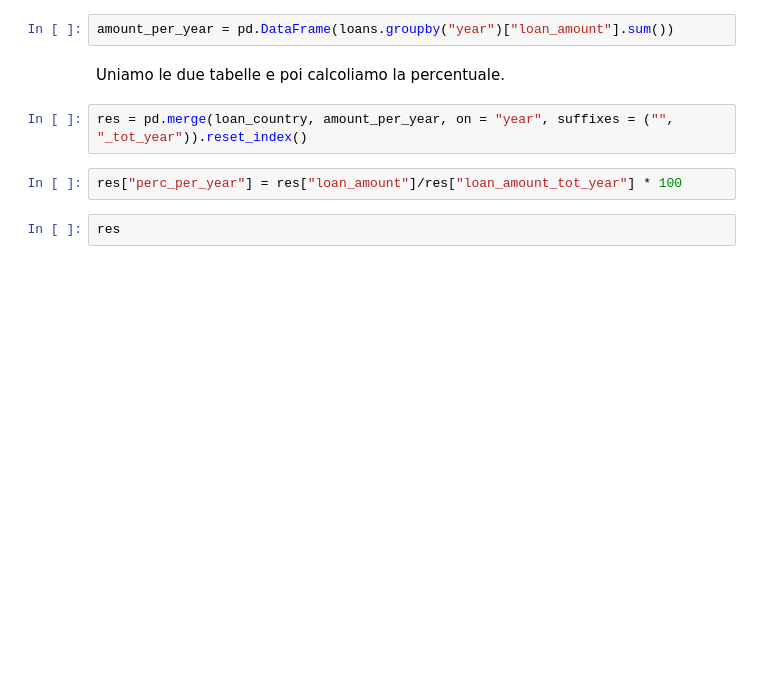
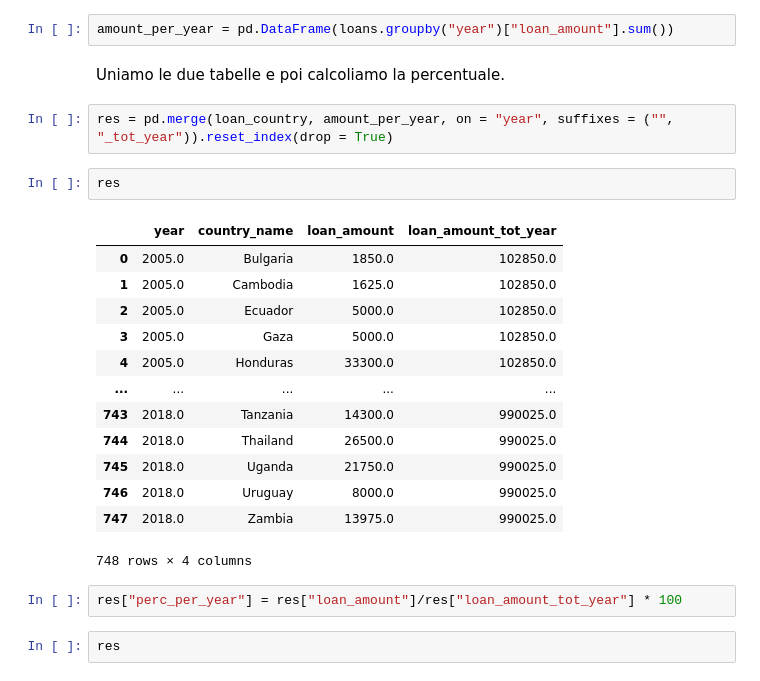
Before and after one commit to MarcoP9/FOCS, a Jupyter notebook: Project.ipynb, the cells around one changed output. Cells and saved outputs as stored; diff of their text form; blank space fills up the shorter version.

```diff
--- a/Project.ipynb
+++ b/Project.ipynb
@@ -195,7 +200,23 @@ amount_per_year = pd.DataFrame(loans.groupby("year")["loan_amount"].sum())
 # %% [markdown]
 Uniamo le due tabelle e poi calcoliamo la percentuale.
 # %%
-res = pd.merge(loan_country, amount_per_year, on = "year", suffixes = ("", "_tot_year")).reset_index()
+res = pd.merge(loan_country, amount_per_year, on = "year", suffixes = ("", "_tot_year")).reset_index(drop = True)
+# %%
+res
+# %% [output]
+|  | year | country_name | loan_amount | loan_amount_tot_year |
+| 0 | 2005.0 | Bulgaria | 1850.0 | 102850.0 |
+| 1 | 2005.0 | Cambodia | 1625.0 | 102850.0 |
+| 2 | 2005.0 | Ecuador | 5000.0 | 102850.0 |
+| 3 | 2005.0 | Gaza | 5000.0 | 102850.0 |
+| 4 | 2005.0 | Honduras | 33300.0 | 102850.0 |
+| ... | ... | ... | ... | ... |
+| 743 | 2018.0 | Tanzania | 14300.0 | 990025.0 |
+| 744 | 2018.0 | Thailand | 26500.0 | 990025.0 |
+| 745 | 2018.0 | Uganda | 21750.0 | 990025.0 |
+| 746 | 2018.0 | Uruguay | 8000.0 | 990025.0 |
+| 747 | 2018.0 | Zambia | 13975.0 | 990025.0 |
+748 rows × 4 columns
 # %%
 res["perc_per_year"] = res["loan_amount"]/res["loan_amount_tot_year"] * 100
 # %%
```
Also changed, not shown: parts of 24 cells of this notebook.
